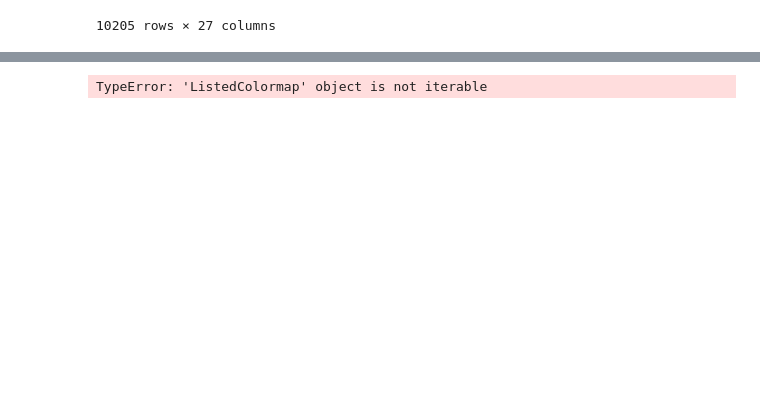
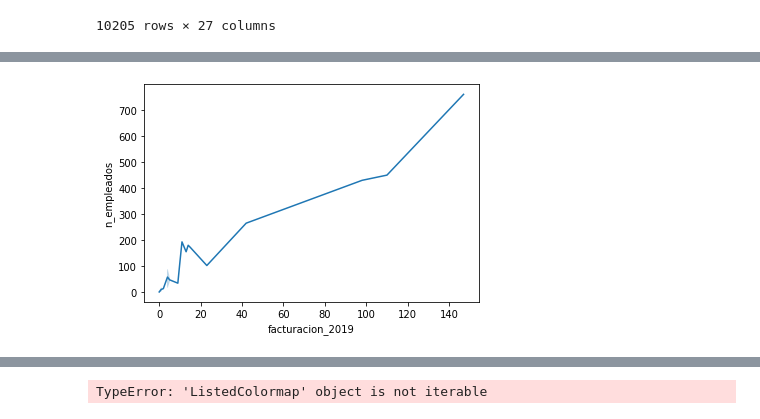
Before and after one commit to pfernancanete/Triente-Final-Project, a Jupyter notebook: Notebooks/Pruebas SQL.ipynb, the cells around one changed output, grey strips where cells are left out. Saved outputs shown, nothing was run; the diff lists cells and outputs as text; code cells hidden in the pictures; blank space fills up the shorter version.

```diff
--- a/Notebooks/Pruebas SQL.ipynb
+++ b/Notebooks/Pruebas SQL.ipynb
@@ -304,0 +316,19 @@ grafico_barras_fact_empl()
+# %%
+def get_comp_by_actividad(actividad):
+    """
+    Reads a query from SQL with the selected parameters
+    Returns:
+        The companies which have the selected filters from the query
+    """
+    df = pd.read_sql_query(f"""
+        SELECT razon_social AS nombre_empresa, facturacion_2019, n_empleados
+        FROM Company
+        WHERE actividad_1 = "{actividad}" OR actividad_2 = "{actividad}" OR actividad_3 = "{actividad}" OR actividad_4 = "{actividad}" OR actividad_5 = "{actividad}" OR actividad_6 = "{actividad}"
+        """, engine)
+    return df
+# %%
+dats = get_comp_by_actividad('Consultoría inmobiliaria')
+# %%
+def grafico_actividad(columna1, columna2, dats):
+    graph = sns.lineplot(x=columna1, y=columna2, data=dats)
+    graph.figure.savefig('grafico.png')
@@ -304,0 +355,4 @@ grafico_barras_fact_empl()
+# %%
+grafico_actividad('facturacion_2019', 'n_empleados', dats)
+# %% [output]
+[figure, added]
```
Also changed, not shown: parts of 10 cells of this notebook, 22 other files.
